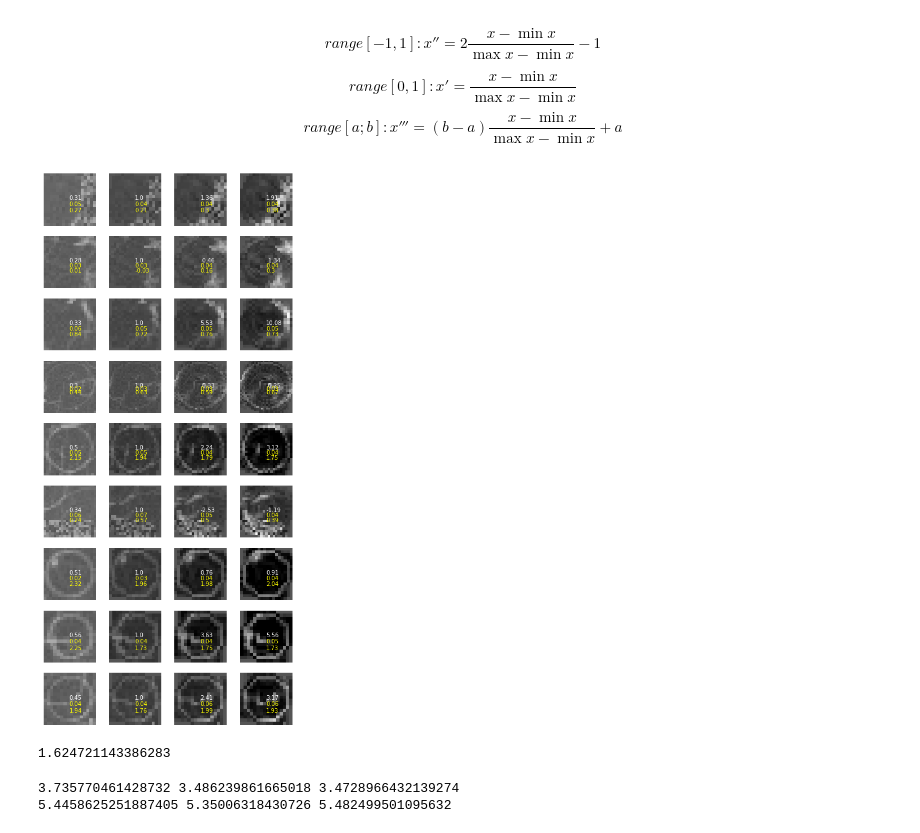
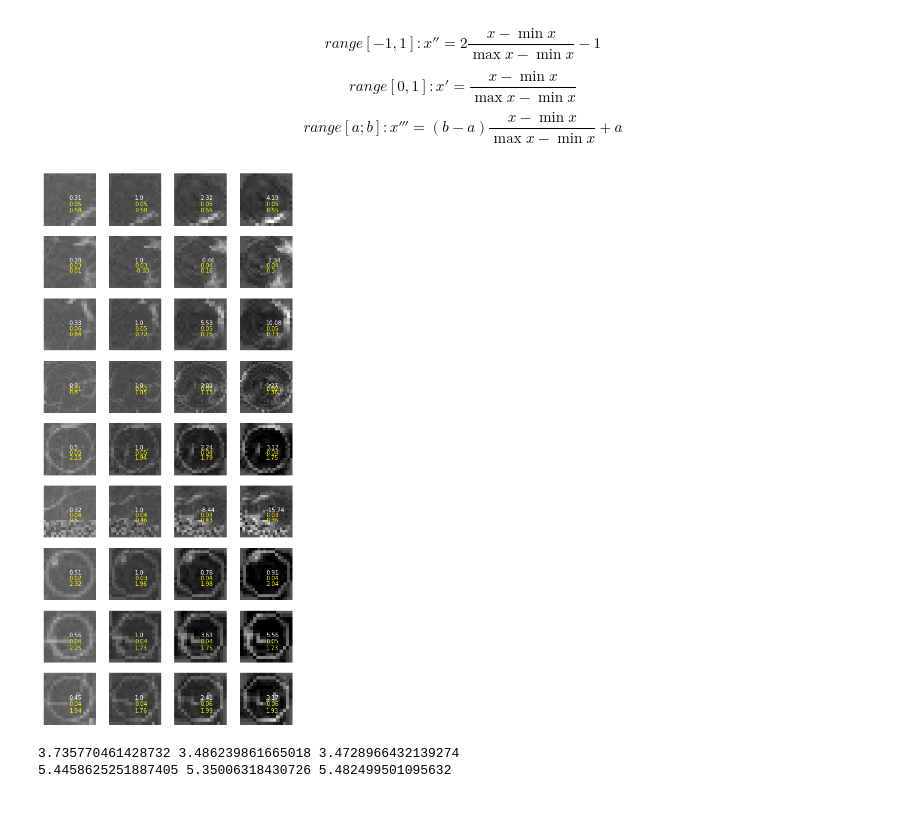
Before and after one commit to andrew-veriga/MathForML, a Jupyter notebook: ConvolutionalCoffieCircles.ipynb, the cells around one changed output. Cells and saved outputs as stored; diff of their text form; code cells hidden in the pictures.

```diff
--- a/ConvolutionalCoffieCircles.ipynb
+++ b/ConvolutionalCoffieCircles.ipynb
@@ -72,12 +69,10 @@ _DEBUG_=False
 # %% [markdown]
 ### function FuzzyCircleConv
 # %%
-import numpy.ma as ma
-
 def FuzzyCircleConv(_box, _mask):
   # return sum(np.dot(_box,_mask))
-  mlt = np.multiply(_box,_mask)
-  return np.sum(_box*_mask)#/ np.var(ma.masked_values(mlt, 0.0 ))
+  # mlt = np.multiply(_box,_mask)
+  return np.sum(normto_0_1(_box)*_mask,axis=(-2,-1) )#/ np.var(ma.masked_values(mlt, 0.0 ))
 # %% [markdown]
 ###function getKernel
 # %%
@@ -264,7 +259,7 @@ import itertools
 def getMask( size, thick = 1 ):
     radius = (size-3)/2
     center = np.array([(size-1)/2,(size-1)/2])
-    vectors = [[(i,j) for j in range(size)] for i in range(size)]
+    vectors = np.array([[(i,j) for j in range(size)] for i in range(size)], dtype=np.int)
     l = itertools.chain.from_iterable(zip(*vectors))
 
     # list of pairs (x,y) belong of ring
@@ -384,7 +379,7 @@ data=np.array([
       [17,348,21,0],
       [21,1,1,0],
       [18,168,45,0],
-      [30,152,68,1],
+      [29,152,68,1],
       [21,147, 226,1],
       [21,157, 236,1],
       [18, 58, 13,1],
@@ -404,18 +399,20 @@ Thick = 0.8
 _angle = 4
 
 for size,x,y,isRing in data:
-  Mask,_ = getMask( size, Thick )
+  Mask, center = getMask( size, Thick )
   backMask,_ = getMask(size,3*Thick)
 
   #ring visualisation
   box = np.array(Image[y:y+size,x:x+size])
   box = box - np.mean(box) + 1. # normalization to mean = 1
   ax = fig.add_subplot(len,cnt,i)
-  ax.imshow(box, cmap=plt.get_cmap('gray'), vmin=0.5, vmax=1.5)
+  ax.imshow(box, cmap=plt.get_cmap('gray'), vmin=0, vmax=2)
+  ax.text(center[0],center[1],str(round(FuzzyCircleConv(normto_0_1(box),get2Kernel(size,1.2))/size,2)),color='yellow')
   newbox = np.multiply(box, rotate_image(box,_angle))
   for j in range(1,cnt+1):
-    ax1=fig.add_subplot(len,cnt,i+1)
-    ax1.imshow(newbox, cmap=plt.get_cmap('gray'), vmin=0.5, vmax=1.5)
+    ax=fig.add_subplot(len,cnt,i+1)
+    ax.imshow(newbox, cmap=plt.get_cmap('gray'), vmin=0, vmax=2)
+    ax.text(center[0],center[1],str(round(FuzzyCircleConv(normto_0_1(newbox),get2Kernel(size,1.2))/size,2)),color='yellow')
     newbox = np.multiply(newbox, rotate_image(newbox,_angle))
     i+=1
     if (i==cnt*len):
@@ -520,7 +517,8 @@ def normto_0_1(ar):
 #     dtype=np.float32
 #     )
 # trial variables fro debugging
-ImageSize=[250,360]
+
+ImageSize=[250,365]
 angle = 12
 # area for search
 image_area=np.copy(Image[:ImageSize[0],:ImageSize[1]])
@@ -557,18 +555,17 @@ for row in range(len):
 
   new_matrices = np.zeros_like(sub_matrices)
 
-  brightness = (lambda arr, msk: np.mean((arr)[:,:,msk],axis=2))
-  n1 = (lambda arr:np.max(arr-np.min(arr,axis=(2,3), keepdims=True),axis=(2,3), keepdims=True))
-  normToOne= (lambda arr:arr-np.mean(arr / n1(arr), axis=(2,3),keepdims=True )+ np.ones(arr.shape))
-  normToZero= (lambda arr:arr-np.mean(arr / n1(arr), axis=(2,3),keepdims=True ) )
+  brightness = (lambda arr, msk: np.mean((arr)[:,:,msk],axis=-1))
+  # n1 = (lambda arr:np.max(arr-np.min(arr,axis=(-2,-1), keepdims=True),axis=(-2,-1), keepdims=True))
+  # normToOne= (lambda arr:arr-np.mean(arr / n1(arr), axis=(-2,-1),keepdims=True )+ np.ones(arr.shape))
+  # normToZero= (lambda arr:arr-np.mean(arr / n1(arr), axis=(-2,-1),keepdims=True ) )
 
   #multiply all matrices by their rotated copies elementwise
 
   im_index+=1
-  v = (brightness(sub_matrices,mask)  )[Y, X]
+  v = brightness(sub_matrices,mask)[Y, X]#/ brightness(sub_matrices,~mask) )
   v1 = normto_avgOne(sub_matrices,mask)[Y,X][mask].var()
-  v2 = np.sum(normto_0_1(sub_matrices) * kernel,axis=(2,3))[Y,X] / size
-
+  v2 = FuzzyCircleConv(sub_matrices,kernel)[Y,X] / size
   ax = fig.add_subplot(len,cnt+2,im_index)
   ax.axis('off')
   ax.imshow(normto_0_1(sub_matrices[Y, X]), cmap=plt.get_cmap('gray'),vmin=-1,vmax=2)
@@ -578,60 +575,39 @@ for row in range(len):
 
   new_matrices[:,:,y_old,x_old] = normto_avgOne(sub_matrices,mask)[:,:,y_new,x_new]
   first_brightness = brightness(new_matrices,mask)
   v = (brightness(new_matrices,mask) / first_brightness)[Y, X]
   v1 = normto_avgOne(new_matrices,mask)[Y,X][mask].var()
-  v2 = np.sum(normto_0_1(new_matrices) * kernel,axis=(2,3))[Y,X]/ size
+  v2 = FuzzyCircleConv(new_matrices,kernel)[Y,X] / size
+
+  #v2 = np.sum(normto_0_1(new_matrices) * kernel,axis=(-2,-1))[Y,X]/ size
 
   im_index+=1
   ax = fig.add_subplot(len,cnt+2,im_index)
   ax.axis('off')
 
   ax.imshow(new_matrices[Y, X], cmap=plt.get_cmap('gray'),vmin=-1,vmax=2)
   ax.text(center[0],center[1],str(round(v,2)),color='white')
   ax.text(center[0],center[1]+2,str(round(v1,2)),color='yellow')
   ax.text(center[0],center[1]+4,str(round(v2,2)),color='yellow')
 
   for col in range(cnt):
     new_matrices[:,:,y_old,x_old] += normto_avgOne(new_matrices,mask)[:,:,y_new,x_new]
     # new_matrices = normToOne(new_matrices)
     im_index+=1
+    v = (brightness(new_matrices,mask) / first_brightness)[Y, X]
     v1 = normto_avgOne(new_matrices,mask)[Y,X][mask].var()
-    v2 = np.sum(normto_0_1(new_matrices)* kernel ,axis=(2,3))[Y,X] / size
+    v2 = FuzzyCircleConv(new_matrices,kernel)[Y,X] / size
 
     ax = fig.add_subplot(len,cnt+2,im_index)
     ax.axis('off')
     ax.imshow(new_matrices[Y, X], cmap=plt.get_cmap('gray'),vmin=-1,vmax=2)
     # ax.imshow(mask,alpha=.5)
-    v = (brightness(new_matrices,mask) / first_brightness)[Y, X]
     ax.text(center[0],center[1],str(round(v,2)),color='white')
     ax.text(center[0],center[1]+2,str(round(v1,2)),color='yellow')
     ax.text(center[0],center[1]+4,str(round(v2,2)),color='yellow')
   #   # return m
 # %% [output]
-[figure, old version]
+[figure, new version]
-# %%
-  image_area=np.copy(Image[:ImageSize[0],:ImageSize[1]])
-  sub_shape = (mask.shape)
-  view_shape = (ImageSize[0],ImageSize[1], sub_shape[0] , sub_shape[1] )
-  strides = image_area.strides + image_area.strides
-  sub_matrices = np.lib.stride_tricks.as_strided(image_area,view_shape,strides)
-
-  #normalise their to average = 1
-  # box-= np.min(box)
-  # box /=np.max(box)
-  # box-= np.mean(box)-1   #np.percentile(box,90)-1
-
-  new_matrices = np.zeros_like(sub_matrices)
-
-  brightness = (lambda arr, msk: np.mean((arr)[:,:,msk],axis=2))#np.percentile((arr)[:,:,msk],90,axis=2)
-  #(box-np.mean( box / np.max(box-np.min(box)))+1).shape
-  n1 = (lambda arr:np.max(arr-np.min(arr,axis=(2,3))[:,:,np.newaxis,np.newaxis],axis=(2,3)))
-  normalised= (lambda arr:arr-np.mean(arr / n1(arr)[:,:,np.newaxis,np.newaxis], axis=(2,3) )[:,:,np.newaxis,np.newaxis]+1. )
-  #16, 138, 76
-  np.max(normalised(sub_matrices)[76,138])
-  # plt.imshow(normalised(sub_matrices)[76,138],cmap=plt.get_cmap('gray'),vmin=0,vmax=2)
-# %% [output]
-1.624721143386283
 # %%
 def norm_0_1(arr):
   minarr=arr.min()
```
Also changed, not shown: parts of 12 cells of this notebook.
